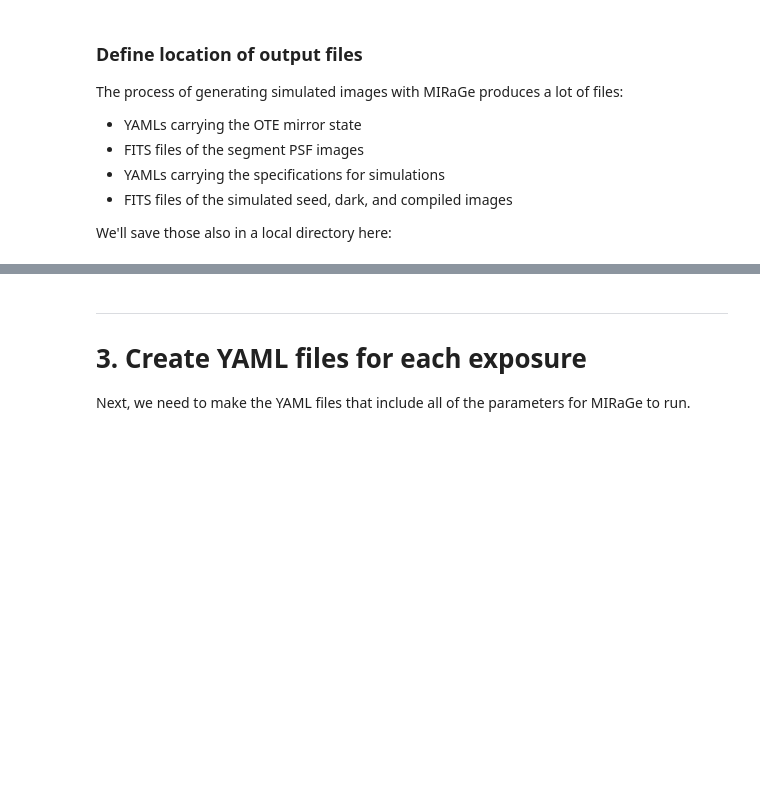
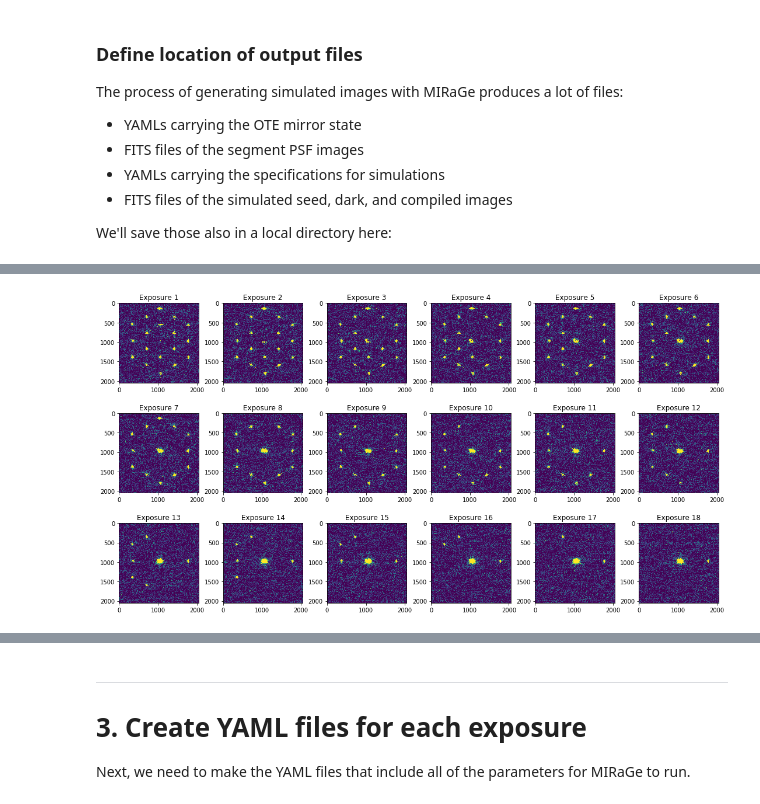
Before and after one commit to spacetelescope/mirage, a Jupyter notebook: examples/Nonnominal_PSF_simulations_use_examples.ipynb, the cells around one changed output, grey strips where cells are left out. Cells and saved outputs as stored; diff of their text form; code cells hidden in the pictures; blank space fills up the shorter version.

```diff
--- a/examples/Nonnominal_PSF_simulations_use_examples.ipynb
+++ b/examples/Nonnominal_PSF_simulations_use_examples.ipynb
@@ -248,0 +341,5 @@ beep(5)
+# %%
+# Note: you must have access to the STScI central storage directories to use this data.
+psf_fits_data_dir = '/grp/jwst/ote/mirage_example_data/'
+all_ote17_fits = sorted(glob(psf_fits_data_dir + '*.fits'))
+all_ote17_fits
@@ -248,0 +365,16 @@ beep(5)
+# %%
+# Just for fun, plot all the data
+fig, axes = plt.subplots(3, 6, figsize=(15, 8))
+plt.tight_layout()
+
+i = 1
+for ax, f in zip(axes.flatten(), all_ote17_fits):
+    with fits.open(f) as hdulist:
+        psf_data = hdulist[1].data
+    ax.imshow(psf_data, clim=(0.1, 100))
+    ax.set_title('Exposure {}'.format(i))
+    i += 1
+
+plt.show()
+# %% [output]
+[figure, added]
```
Also changed, not shown: parts of 44 cells of this notebook, 5 other files.
